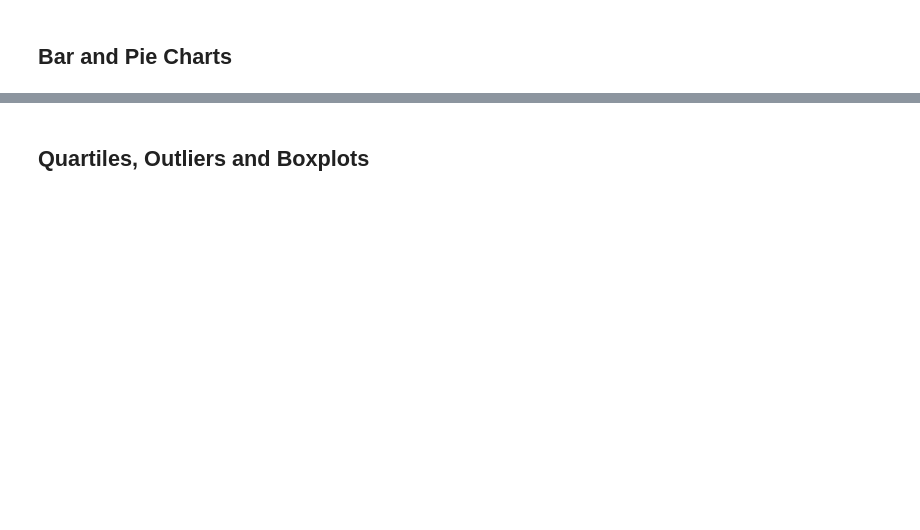
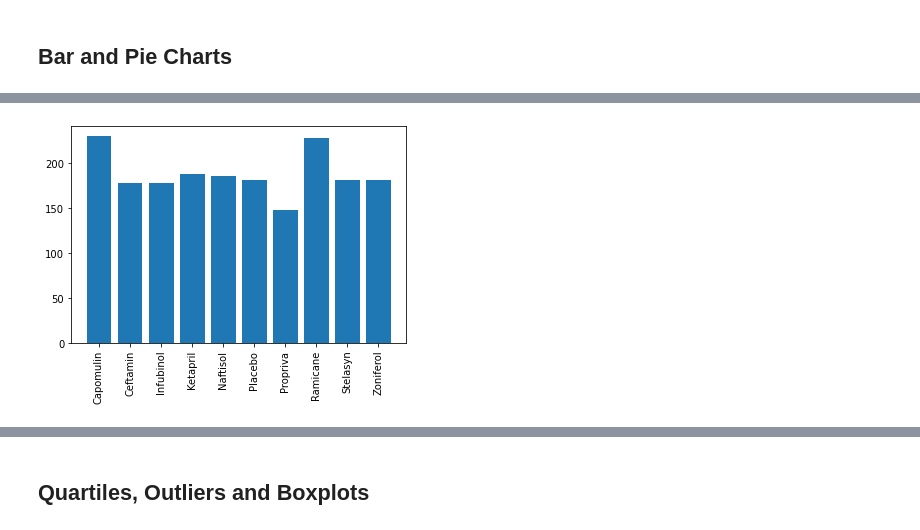
Before and after one commit to cro1100/MatPlotLib, a Jupyter notebook: main.ipynb, the cells around one changed output, grey strips where cells are left out. Cells and saved outputs as stored; diff of their text form; code cells hidden in the pictures; blank space fills up the shorter version.

```diff
--- a/main.ipynb
+++ b/main.ipynb
@@ -143,2 +180,11 @@ Series([], Name: Mean, dtype: float64)
 # %%
-# Generate a bar plot showing the total number of unique mice tested on each drug regimen using pandas.
+# Generate a bar plot showing the total number of unique mice tested on each drug regimen using pyplot.
+uniq_mice_per_drug = clean_df.groupby('Drug Regimen').count()[['Mouse ID']]
+u_m_p_d = uniq_mice_per_drug.reset_index()
+md_xaxis = u_m_p_d['Drug Regimen'].to_list()
+md_yaxis = u_m_p_d['Mouse ID'].to_list()
+plt.bar(md_xaxis,md_yaxis)
+plt.xticks(rotation=90)
+plt.show()
+# %% [output]
+[figure, added]
```
Also changed, not shown: parts of 15 cells of this notebook.
